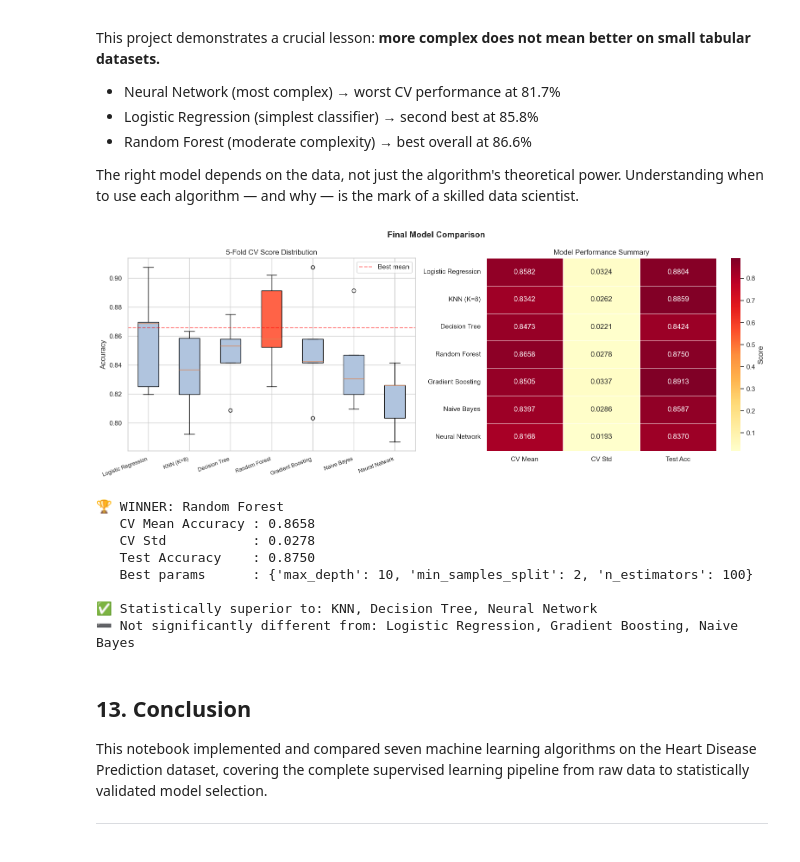
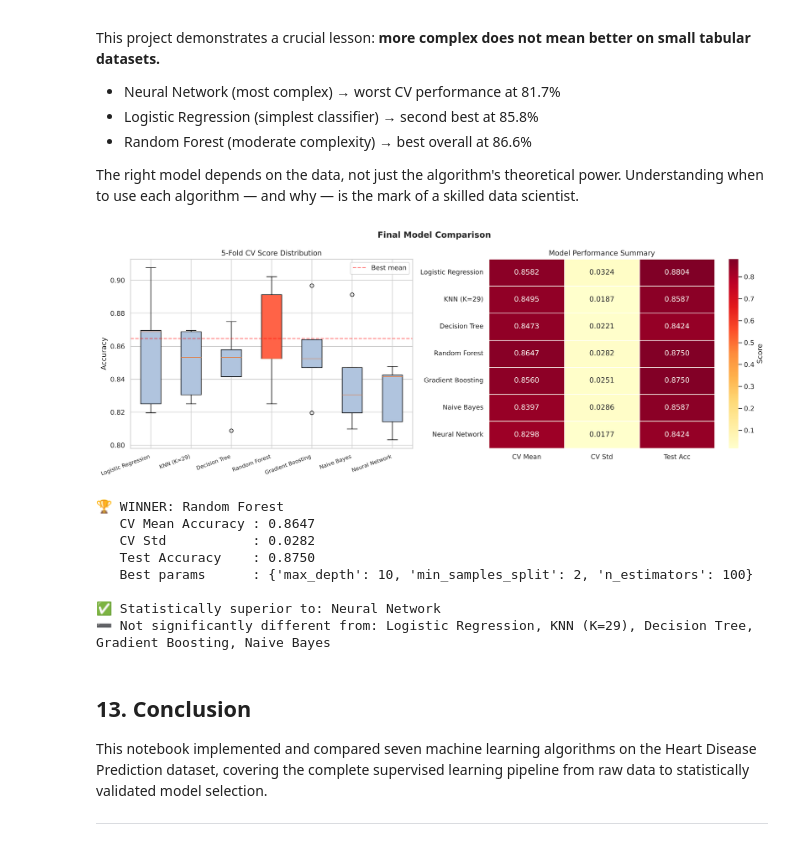
Before and after one commit to vyshnavi259sk/heart-disease-ml, a Jupyter notebook: notebooks/02_Modelling.ipynb, the cells around one changed output. Saved outputs shown, nothing was run; the diff lists cells and outputs as text; code cells hidden in the pictures.

```diff
--- a/notebooks/02_Modelling.ipynb
+++ b/notebooks/02_Modelling.ipynb
@@ -763,27 +762,27 @@ much each feature reduces impurity across all splits. This tells us
 which features the tree relies on most heavily for its decisions.
 # %%
 # ── DECISION TREE ────────────────────────────────────────────
+# Depth is chosen by 5-fold CV on the TRAINING set only — the test set is
+# touched once, after depth is fixed, purely to report final performance.
 
 depths = range(1, 21)
-train_errors_dt = []
-test_errors_dt  = []
+cv_scores_dt = []
 
 for d in depths:
     dt = DecisionTreeClassifier(max_depth=d, random_state=42)
-    dt.fit(X_train, y_train)
-    train_errors_dt.append(1 - dt.score(X_train, y_train))
-    test_errors_dt.append(1 - dt.score(X_test, y_test))
+    scores = cross_val_score(dt, X_train, y_train, cv=5, scoring='accuracy')
+    cv_scores_dt.append(scores.mean())
 
-best_depth = depths[np.argmin(test_errors_dt)]
+best_depth = depths[np.argmax(cv_scores_dt)]
 
 plt.figure(figsize=(10, 5))
-plt.plot(depths, train_errors_dt, 'bo-', label='Training Error', markersize=5)
-plt.plot(depths, test_errors_dt,  'ro-', label='Test Error',     markersize=5)
+plt.plot(depths, cv_scores_dt, 'bo-', markersize=5,
+         label='5-Fold CV Accuracy (training set only)')
 plt.axvline(x=best_depth, color='green', linestyle='--',
             label=f'Best depth={best_depth}')
 plt.xlabel('Max Depth')
-plt.ylabel('Classification Error')
-plt.title('Decision Tree: Depth vs Classification Error')
+plt.ylabel('CV Accuracy')
+plt.title('Decision Tree: Depth vs Cross-Validated Accuracy')
 plt.legend()
 plt.tight_layout()
 plt.show()
@@ -792,7 +791,7 @@ dt_final = DecisionTreeClassifier(max_depth=best_depth, random_state=42)
 dt_final.fit(X_train, y_train)
 y_pred_dt = dt_final.predict(X_test)
 
-print(f"Best depth: {best_depth}")
+print(f"Best depth (chosen by CV on training data): {best_depth}")
 print(f"\n── Decision Tree (depth={best_depth}) ──")
 print(f"Accuracy: {accuracy_score(y_test, y_pred_dt):.4f}")
 print("\nClassification Report:")
@@ -1204,7 +1203,7 @@ kf = KFold(n_splits=5, shuffle=True, random_state=42)
 
 models = {
     'Logistic Regression': LogisticRegression(random_state=42, max_iter=1000),
-    'KNN (K=8)':           KNeighborsClassifier(n_neighbors=best_k),
+    f'KNN (K={best_k})':   KNeighborsClassifier(n_neighbors=best_k),
     'Decision Tree':       DecisionTreeClassifier(max_depth=best_depth,
                                                    random_state=42),
     'Random Forest':       RandomForestClassifier(**rf_grid.best_params_,
@@ -1222,7 +1221,12 @@ print(f"{'Model':<25} {'Mean Acc':>10} {'Std':>8} {'Min':>8} {'Max':>8}")
 print("-" * 65)
 
 for name, model in models.items():
-    scores = cross_val_score(model, X_scaled, y, cv=kf, scoring='accuracy')
+    # Wrap each model in a Pipeline so StandardScaler is refit on the
+    # training folds only, inside each CV split. Scoring against a
+    # pre-scaled X_scaled would leak each fold's held-out rows into the
+    # scaler's fitted mean/variance.
+    pipe = make_pipeline(StandardScaler(), model)
+    scores = cross_val_score(pipe, X, y, cv=kf, scoring='accuracy')
     cv_scores[name] = scores
     print(f"{name:<25} {scores.mean():>10.4f} {scores.std():>8.4f} "
           f"{scores.min():>8.4f} {scores.max():>8.4f}")
@@ -1311,10 +1315,12 @@ print("-" * 65)
 
 print("\nRandom Forest vs each model:")
 print("-" * 50)
+rf_pvals = {}
 for name in models:
     if name != 'Random Forest':
         p   = stats.ttest_rel(cv_scores['Random Forest'],
                                cv_scores[name]).pvalue
+        rf_pvals[name] = p
         sig = "Yes ✓" if p < 0.05 else "No"
         print(f"  vs {name:<25} p={p:.4f}  Significant: {sig}")
 # %% [output]
@@ -1395,45 +1401,50 @@ axes[0].axhline(y=max([cv_scores[m].mean() for m in models]),
                 color='red', linestyle='--', alpha=0.5, label='Best mean')
 axes[0].legend()
 
 # Heatmap
 summary_data = pd.DataFrame({
     'CV Mean':  [cv_scores[m].mean() for m in models],
     'CV Std':   [cv_scores[m].std()  for m in models],
     'Test Acc': [accuracy_score(y_test, p) for p in
                  [y_pred_lr, y_pred_knn, y_pred_dt,
                   rf_best.predict(X_test),
                   gb_best.predict(X_test),
                   y_pred_nb, y_pred_nn]]
 }, index=models.keys()).round(4)
 
 sns.heatmap(summary_data, annot=True, fmt='.4f', cmap='YlOrRd',
             ax=axes[1], linewidths=0.5,
             cbar_kws={'label': 'Score'})
 axes[1].set_title('Model Performance Summary')
 axes[1].tick_params(axis='y', rotation=0)
 
 plt.suptitle('Final Model Comparison', fontsize=14, fontweight='bold')
 plt.tight_layout()
 plt.show()
 
 print("\n🏆 WINNER: Random Forest")
 print(f"   CV Mean Accuracy : {cv_scores['Random Forest'].mean():.4f}")
 print(f"   CV Std           : {cv_scores['Random Forest'].std():.4f}")
 print(f"   Test Accuracy    : {accuracy_score(y_test, rf_best.predict(X_test)):.4f}")
 print(f"   Best params      : {rf_grid.best_params_}")
-print("\n✅ Statistically superior to: KNN, Decision Tree, Neural Network")
-print("➖ Not significantly different from: Logistic Regression, "
-      "Gradient Boosting, Naive Bayes")
+
+# Derive the significance summary from the actual paired t-tests (rf_pvals)
+# rather than hardcoding it — the set of "significantly different" models
+# can change whenever the data, split, or hyperparameter search changes.
+superior    = [n for n, p in rf_pvals.items() if p < 0.05]
+not_different = [n for n, p in rf_pvals.items() if p >= 0.05]
+print(f"\n✅ Statistically superior to: {', '.join(superior) if superior else 'none'}")
+print(f"➖ Not significantly different from: {', '.join(not_different) if not_different else 'none'}")
 # %% [output]
-[figure, old version]
+[figure, new version]
 🏆 WINNER: Random Forest
-   CV Mean Accuracy : 0.8658
-   CV Std           : 0.0278
+   CV Mean Accuracy : 0.8647
+   CV Std           : 0.0282
    Test Accuracy    : 0.8750
    Best params      : {'max_depth': 10, 'min_samples_split': 2, 'n_estimators': 100}
 
-✅ Statistically superior to: KNN, Decision Tree, Neural Network
-➖ Not significantly different from: Logistic Regression, Gradient Boosting, Naive Bayes
+✅ Statistically superior to: Neural Network
+➖ Not significantly different from: Logistic Regression, KNN (K=29), Decision Tree, Gradient Boosting, Naive Bayes
 # %% [markdown]
 ## 13. Conclusion
 
```
Also changed, not shown: parts of 12 cells of this notebook, 1 other file.
